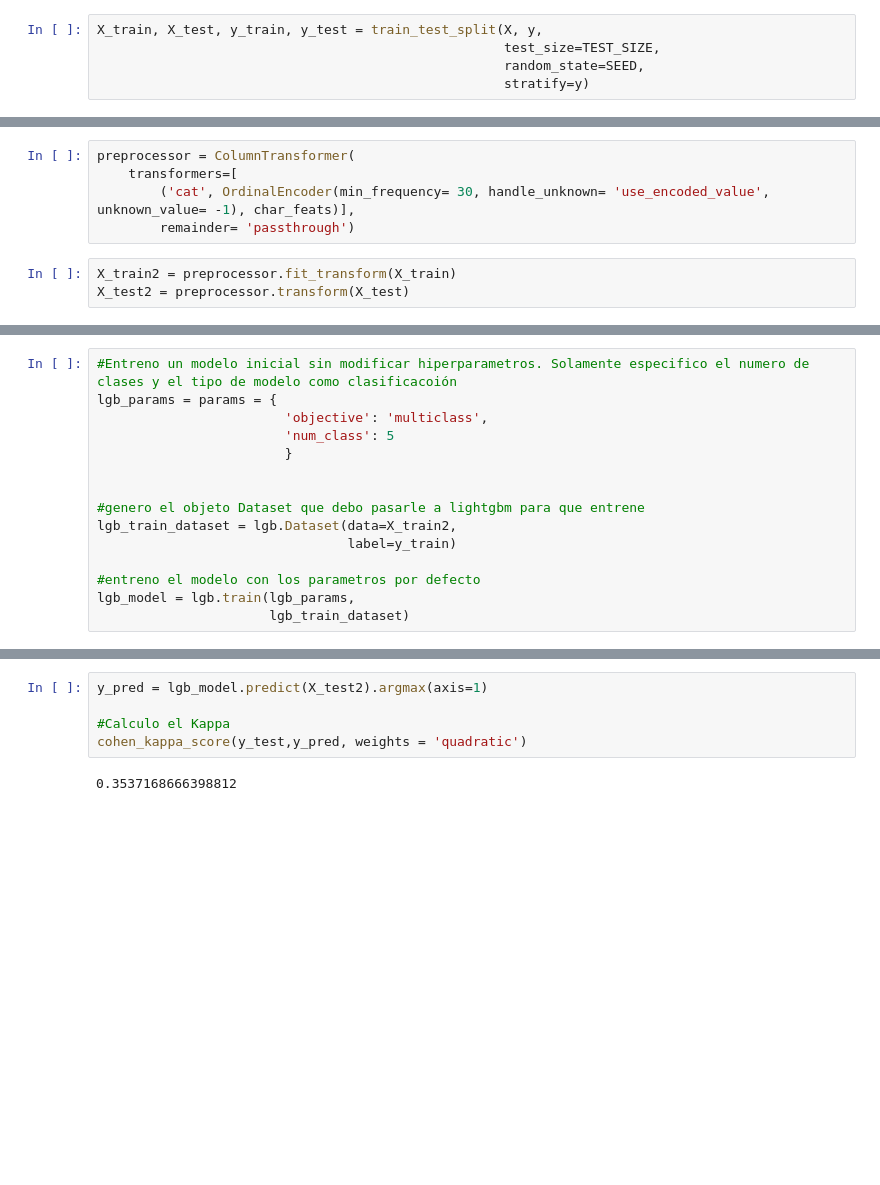
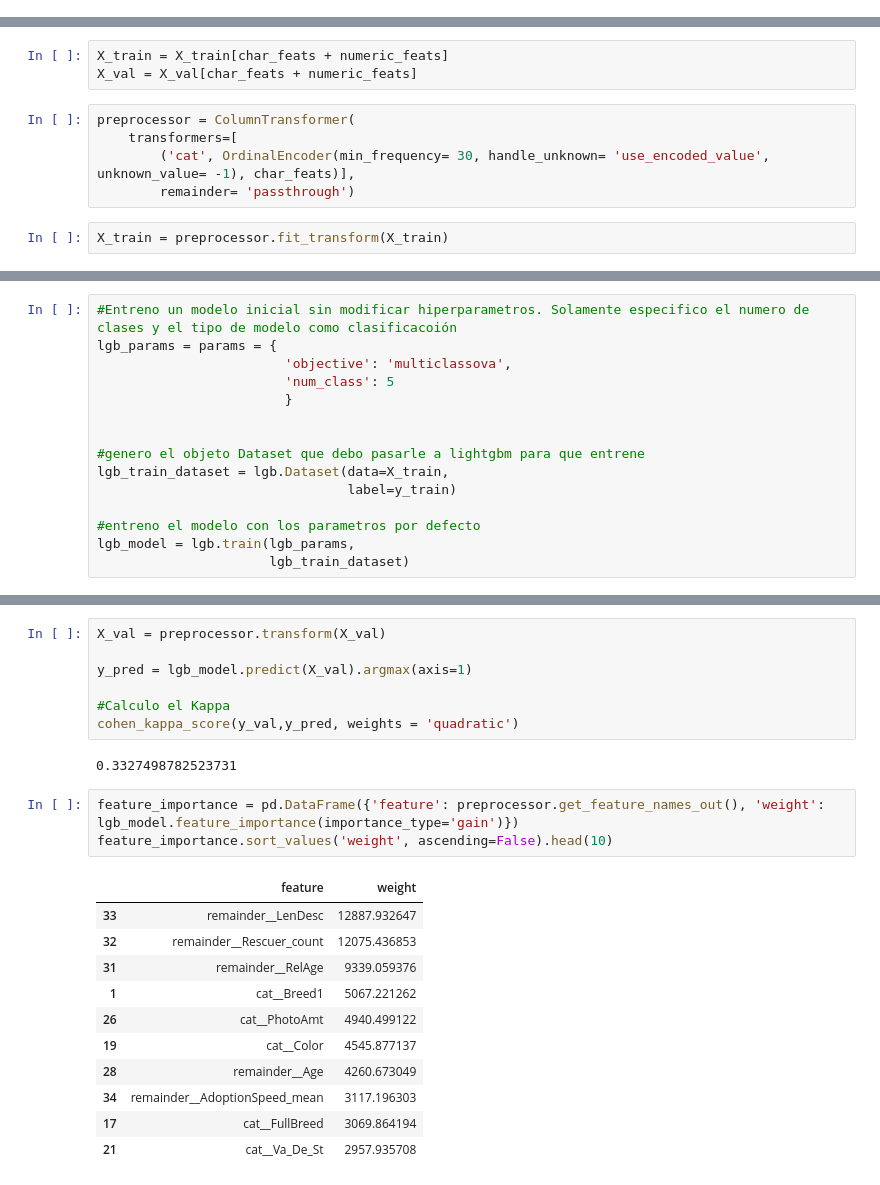
Before and after one commit to Gee1818/LaboII, a Jupyter notebook: srs/001_workflow_20240810.ipynb, the cells around one changed output, grey strips where cells are left out. Drawn from its saved outputs; the diff is of its cells as text; blank space fills up the shorter version.

```diff
--- a/srs/001_workflow_20240810.ipynb
+++ b/srs/001_workflow_20240810.ipynb
@@ -216,5 +221,0 @@ X = df_train.drop(fe_drop, axis=1)
-# %%
-X_train, X_test, y_train, y_test = train_test_split(X, y,
-                                                    test_size=TEST_SIZE,
-                                                    random_state=SEED,
-                                                    stratify=y)
@@ -225,8 +227,10 @@ len(X_train.columns.to_list()), len(char_feats)
+# %%
+X_train = X_train[char_feats + numeric_feats]
+X_val = X_val[char_feats + numeric_feats]
 # %%
 preprocessor = ColumnTransformer(
     transformers=[
         ('cat', OrdinalEncoder(min_frequency= 30, handle_unknown= 'use_encoded_value', unknown_value= -1), char_feats)],
         remainder= 'passthrough')
 # %%
-X_train2 = preprocessor.fit_transform(X_train)
-X_test2 = preprocessor.transform(X_test)
+X_train = preprocessor.fit_transform(X_train)
@@ -253,13 +237,13 @@ dtype: object
 # %%
 #Entreno un modelo inicial sin modificar hiperparametros. Solamente especifico el numero de clases y el tipo de modelo como clasificacoión
 lgb_params = params = {
-                        'objective': 'multiclass',
+                        'objective': 'multiclassova',
                         'num_class': 5
                         }
 
 
 #genero el objeto Dataset que debo pasarle a lightgbm para que entrene
-lgb_train_dataset = lgb.Dataset(data=X_train2,
+lgb_train_dataset = lgb.Dataset(data=X_train,
                                 label=y_train)
 
 #entreno el modelo con los parametros por defecto
@@ -279,7 +273,24 @@ And if memory is not enough, you can set `force_col_wise=true`.
 # %%
-y_pred = lgb_model.predict(X_test2).argmax(axis=1)
+X_val = preprocessor.transform(X_val)
+
+y_pred = lgb_model.predict(X_val).argmax(axis=1)
 
 #Calculo el Kappa
-cohen_kappa_score(y_test,y_pred, weights = 'quadratic')
+cohen_kappa_score(y_val,y_pred, weights = 'quadratic')
 # %% [output]
-0.3537168666398812
+0.3327498782523731
+# %%
+feature_importance = pd.DataFrame({'feature': preprocessor.get_feature_names_out(), 'weight': lgb_model.feature_importance(importance_type='gain')})
+feature_importance.sort_values('weight', ascending=False).head(10)
+# %% [output]
+|  | feature | weight |
+| 33 | remainder__LenDesc | 12887.932647 |
+| 32 | remainder__Rescuer_count | 12075.436853 |
+| 31 | remainder__RelAge | 9339.059376 |
+| 1 | cat__Breed1 | 5067.221262 |
+| 26 | cat__PhotoAmt | 4940.499122 |
+| 19 | cat__Color | 4545.877137 |
+| 28 | remainder__Age | 4260.673049 |
+| 34 | remainder__AdoptionSpeed_mean | 3117.196303 |
+| 17 | cat__FullBreed | 3069.864194 |
+| 21 | cat__Va_De_St | 2957.935708 |
```
Also changed, not shown: parts of 14 cells of this notebook, 1 other file.
